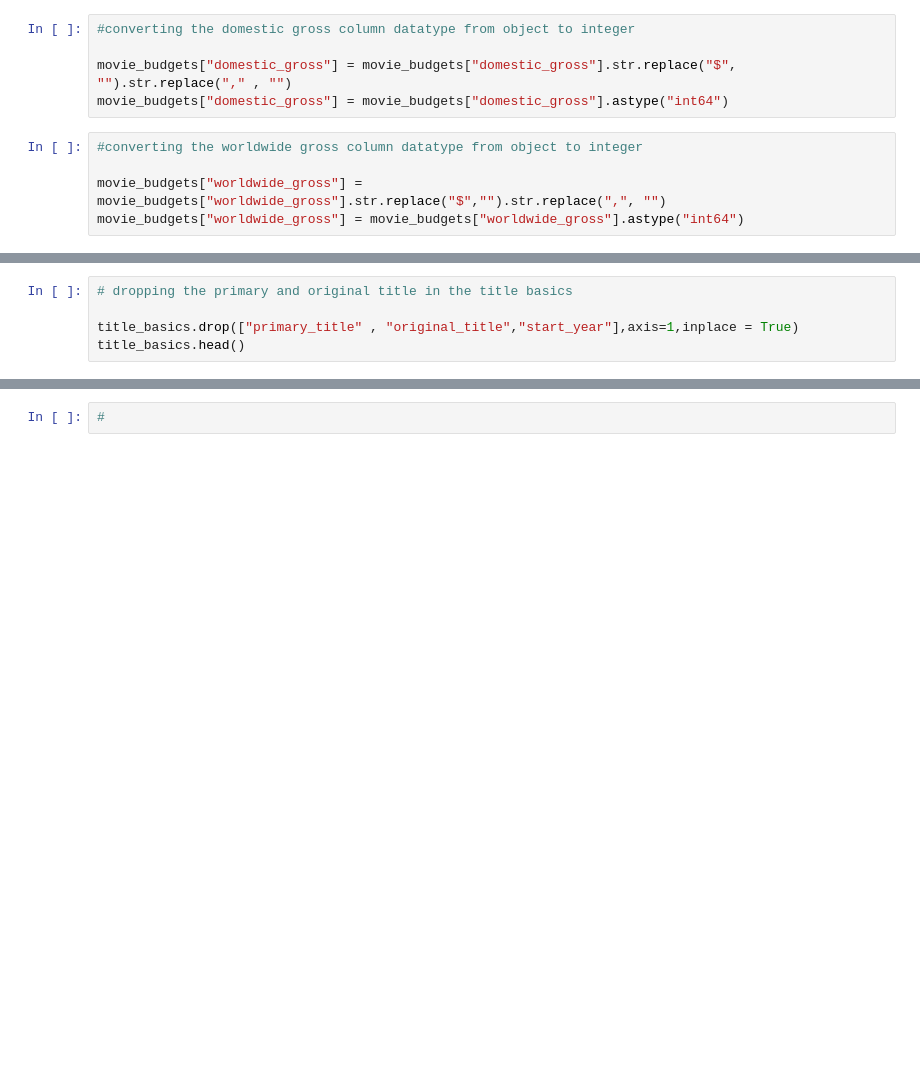
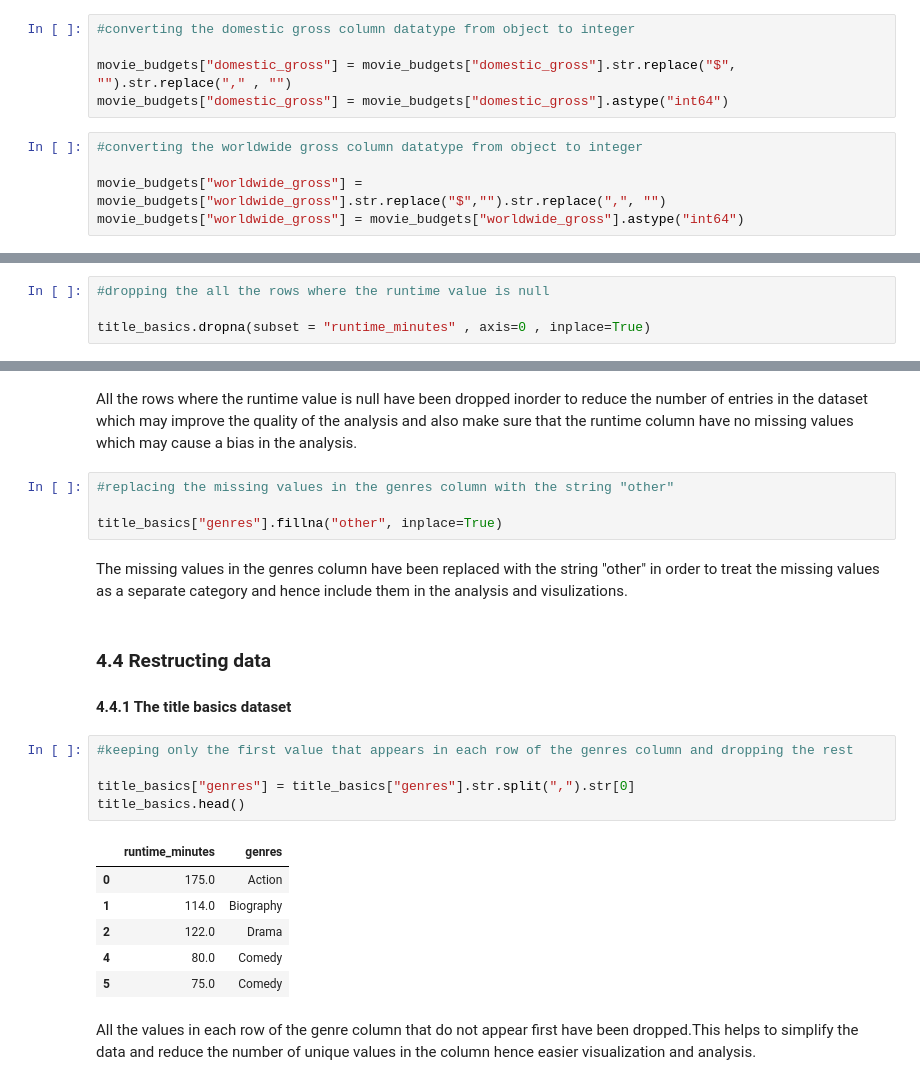
Before and after one commit to KimberlyWairimu/Project-Phase-1, a Jupyter notebook: My_project_1_jupyter_notebook.ipynb, the cells around one changed output, grey strips where cells are left out. Saved outputs shown, nothing was run; the diff lists cells and outputs as text; blank space fills up the shorter version.

Commit message:
Added changes in the data cleaning process

```diff
--- a/My_project_1_jupyter_notebook.ipynb
+++ b/My_project_1_jupyter_notebook.ipynb
@@ -272,7 +320,2 @@ movie_budgets["worldwide_gross"] = movie_budgets["worldwide_gross"].astype("int6
 
 ##### 4.3.1 The title basics dataset
-# %%
-# dropping the primary and original title in the title basics
-
-title_basics.drop(["primary_title" , "original_title","start_year"],axis=1,inplace = True)
-title_basics.head()
@@ -286,3 +330,7 @@ title_basics.head()
+# %%
+#dropping the all the rows where the runtime value is null
+
+title_basics.dropna(subset = "runtime_minutes" , axis=0 , inplace=True)
 # %%
 title_basics.shape
 # %% [output]
@@ -397,2 +338,26 @@ The bar graph above shows the genres that generally tend to receive more audienc
-# %%
-#
+# %% [markdown]
+All the rows where the runtime value is null have been dropped inorder to reduce the number of entries in the dataset which may improve the quality of the analysis and also make sure that the runtime column have no missing values which may cause a bias in the analysis.
+# %%
+#replacing the missing values in the genres column with the string "other"
+
+title_basics["genres"].fillna("other", inplace=True)
+# %% [markdown]
+The missing values in the genres column have been replaced with the string "other" in order to treat the missing values as a separate category and hence include them in the analysis and visulizations.
+# %% [markdown]
+### 4.4 Restructing data
+
+#### 4.4.1 The title basics dataset
+# %%
+#keeping only the first value that appears in each row of the genres column and dropping the rest
+
+title_basics["genres"] = title_basics["genres"].str.split(",").str[0]
+title_basics.head()
+# %% [output]
+|  | runtime_minutes | genres |
+| 0 | 175.0 | Action |
+| 1 | 114.0 | Biography |
+| 2 | 122.0 | Drama |
+| 4 | 80.0 | Comedy |
+| 5 | 75.0 | Comedy |
+# %% [markdown]
+All the values in each row of the genre column that do not appear first have been dropped.This helps to simplify the data and reduce the number of unique values in the column hence easier visualization and analysis.
```
Also changed, not shown: parts of 43 cells of this notebook.
